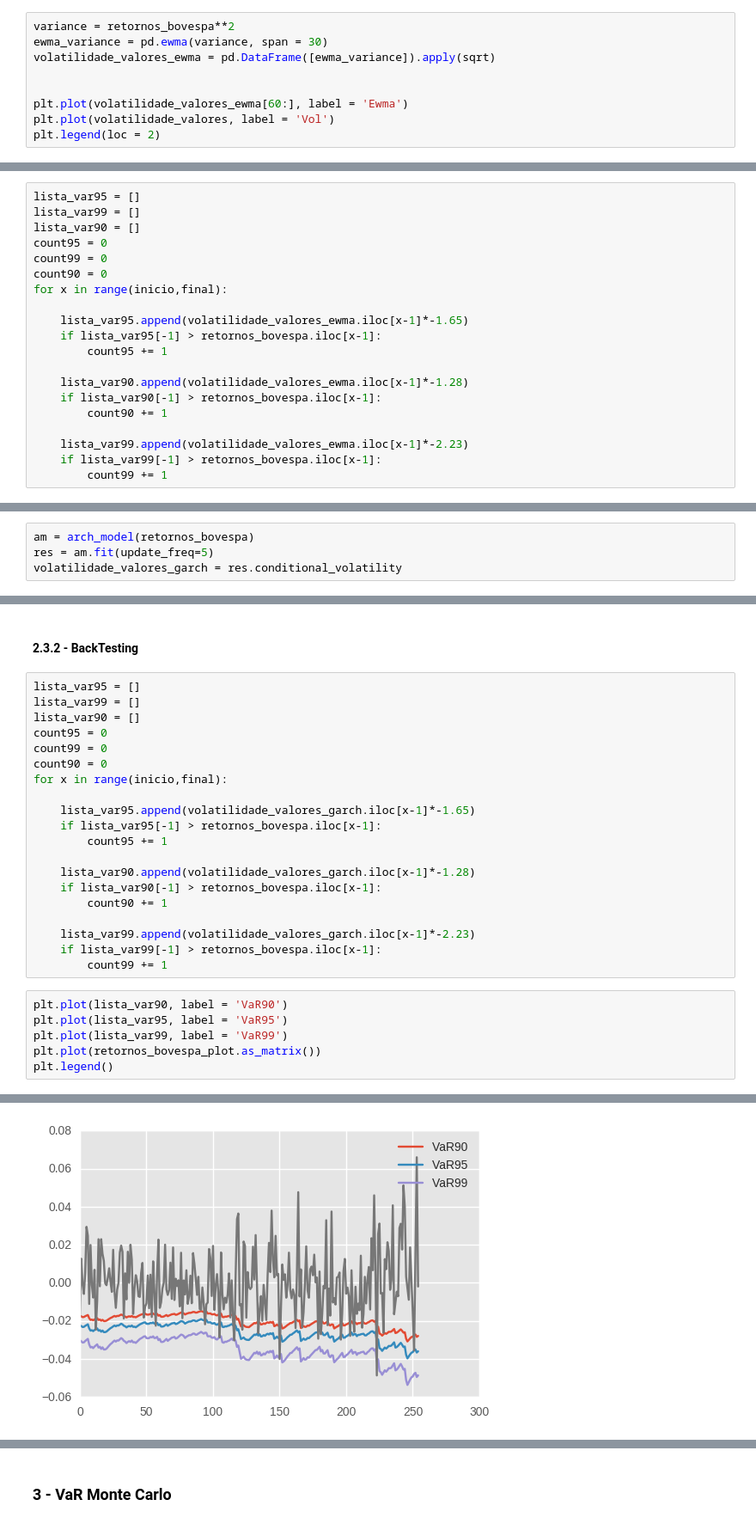
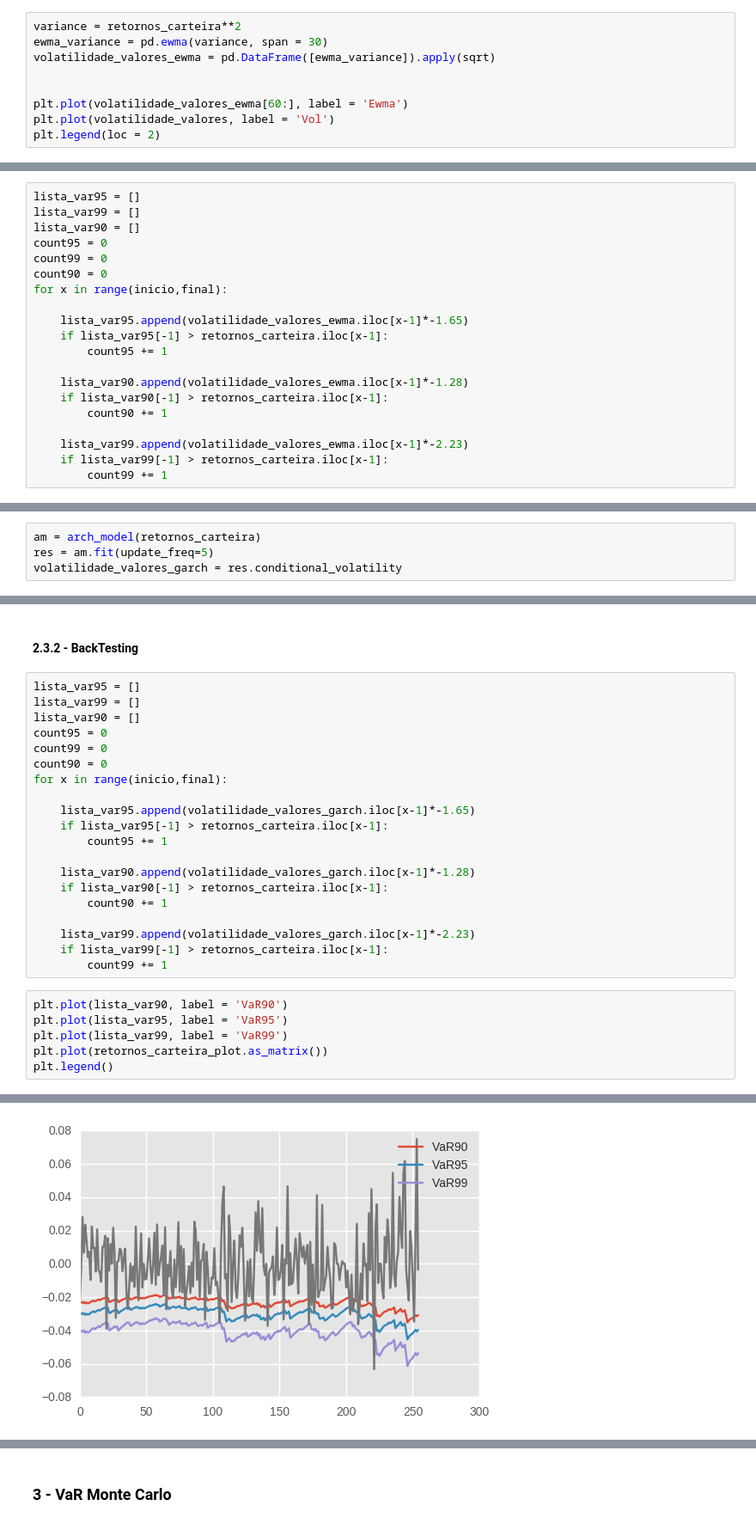
Before and after one commit to helderrezende/TCC, a Jupyter notebook: TCC Helder.ipynb, the cells around one changed output, grey strips where cells are left out. Shown at 86% size. Drawn from its saved outputs; the diff is of its cells as text.

```diff
--- a/TCC Helder.ipynb
+++ b/TCC Helder.ipynb
@@ -268,7 +281,7 @@ backtesting_parametrico
 # %% [markdown]
 #### 2.2 - Calculando a volatidade usando EWMA
 # %%
-variance = retornos_bovespa**2
+variance = retornos_carteira**2
 ewma_variance = pd.ewma(variance, span = 30)
 volatilidade_valores_ewma = pd.DataFrame([ewma_variance]).apply(sqrt)
 
@@ -292,15 +304,15 @@ count90 = 0
 for x in range(inicio,final):
 
     lista_var95.append(volatilidade_valores_ewma.iloc[x-1]*-1.65)
-    if lista_var95[-1] > retornos_bovespa.iloc[x-1]:
+    if lista_var95[-1] > retornos_carteira.iloc[x-1]:
         count95 += 1
 
     lista_var90.append(volatilidade_valores_ewma.iloc[x-1]*-1.28)
-    if lista_var90[-1] > retornos_bovespa.iloc[x-1]:
+    if lista_var90[-1] > retornos_carteira.iloc[x-1]:
         count90 += 1
 
     lista_var99.append(volatilidade_valores_ewma.iloc[x-1]*-2.23)
-    if lista_var99[-1] > retornos_bovespa.iloc[x-1]:
+    if lista_var99[-1] > retornos_carteira.iloc[x-1]:
         count99 += 1
 # %%
 plt.plot(lista_var90, label = 'VaR90')
@@ -337,7 +349,7 @@ var_parametrico_ewma
 # %% [markdown]
 #### 2.3 - Calculando a volatidade usando GARCH(1,1)
 # %%
-am = arch_model(retornos_bovespa)
+am = arch_model(retornos_carteira)
 res = am.fit(update_freq=5)
 volatilidade_valores_garch = res.conditional_volatility
 # %% [output]
@@ -378,25 +394,25 @@ count90 = 0
 for x in range(inicio,final):
 
     lista_var95.append(volatilidade_valores_garch.iloc[x-1]*-1.65)
-    if lista_var95[-1] > retornos_bovespa.iloc[x-1]:
+    if lista_var95[-1] > retornos_carteira.iloc[x-1]:
         count95 += 1
 
     lista_var90.append(volatilidade_valores_garch.iloc[x-1]*-1.28)
-    if lista_var90[-1] > retornos_bovespa.iloc[x-1]:
+    if lista_var90[-1] > retornos_carteira.iloc[x-1]:
         count90 += 1
 
     lista_var99.append(volatilidade_valores_garch.iloc[x-1]*-2.23)
-    if lista_var99[-1] > retornos_bovespa.iloc[x-1]:
+    if lista_var99[-1] > retornos_carteira.iloc[x-1]:
         count99 += 1
 # %%
 plt.plot(lista_var90, label = 'VaR90')
 plt.plot(lista_var95, label = 'VaR95')
 plt.plot(lista_var99, label = 'VaR99')
-plt.plot(retornos_bovespa_plot.as_matrix())
+plt.plot(retornos_carteira_plot.as_matrix())
 plt.legend()
 # %% [output]
 <matplotlib.legend.Legend at 0x...>
-[figure, old version]
+[figure, new version]
 # %%
 backtesting_parametrico_garch = pd.DataFrame([count90,count95,count99] , index = ["VaR 90","VaR 95","VaR 99"], columns =  ["Excecoes para 252 dias"])
 backtesting_parametrico_garch["T = 255 dias"] = ["16<N<36","6<N<21","N<7"]
```
Also changed, not shown: parts of 69 cells of this notebook, 1 other file.
